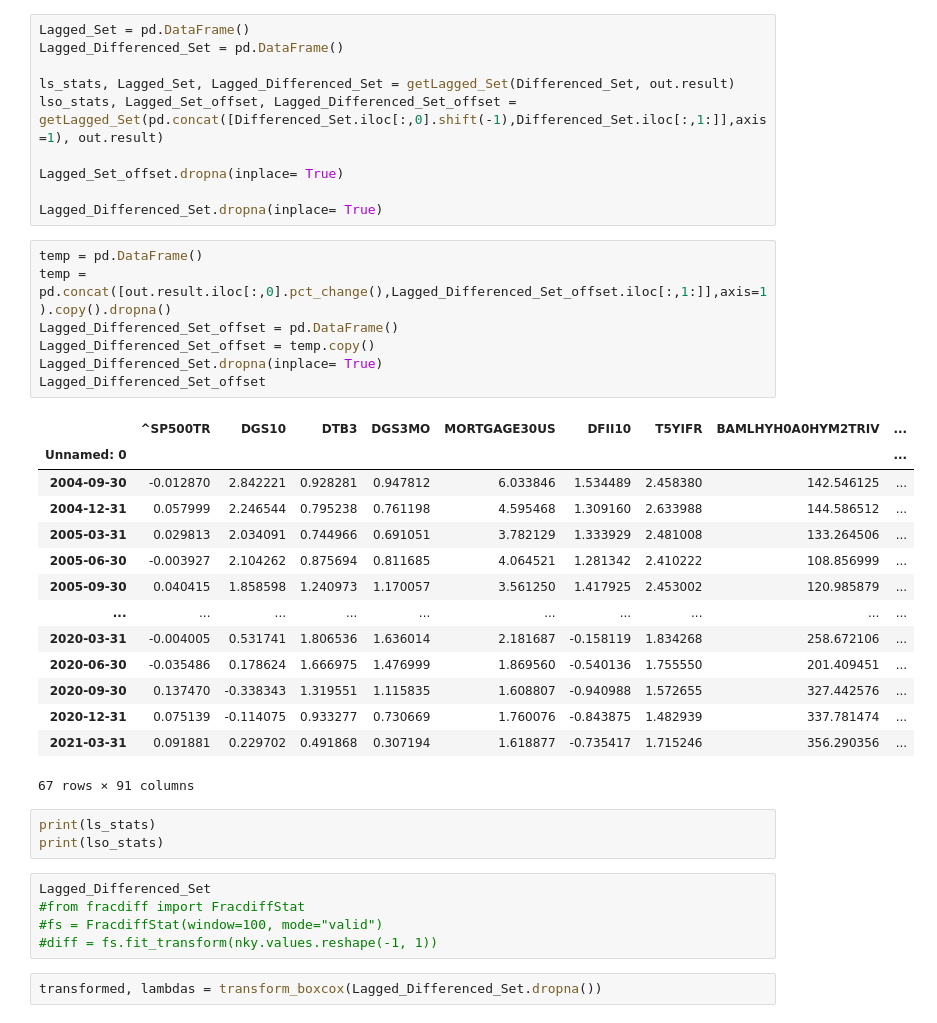
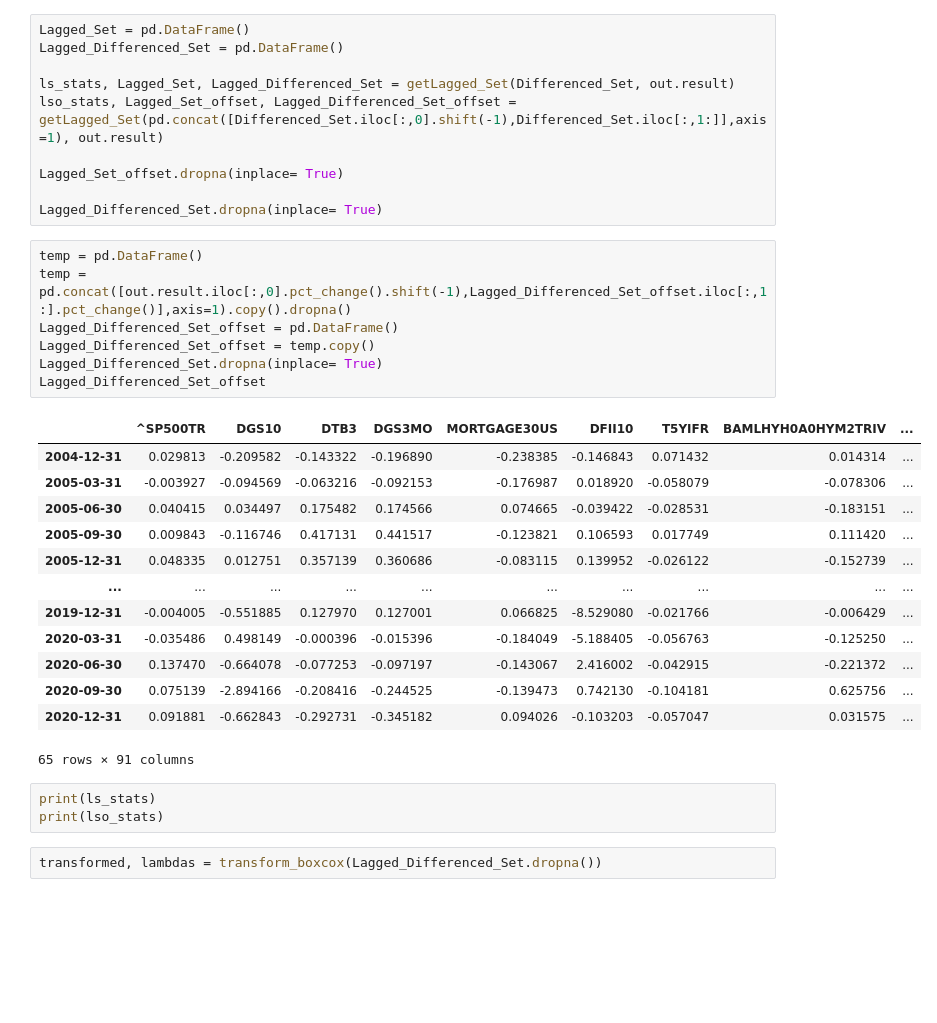
Before and after one commit to webclinic017/Python-Stock-1, a Jupyter notebook: FRED_analysis.ipynb, the cells around one changed output. Saved outputs shown, nothing was run; the diff lists cells and outputs as text; blank space fills up the shorter version.

```diff
--- a/FRED_analysis.ipynb
+++ b/FRED_analysis.ipynb
@@ -461,34 +461,28 @@ Lagged_Set_offset.dropna(inplace= True)
 Lagged_Differenced_Set.dropna(inplace= True)
 # %%
 temp = pd.DataFrame()
-temp = pd.concat([out.result.iloc[:,0].pct_change(),Lagged_Differenced_Set_offset.iloc[:,1:]],axis=1).copy().dropna()
+temp = pd.concat([out.result.iloc[:,0].pct_change().shift(-1),Lagged_Differenced_Set_offset.iloc[:,1:].pct_change()],axis=1).copy().dropna()
 Lagged_Differenced_Set_offset = pd.DataFrame()
 Lagged_Differenced_Set_offset = temp.copy()
 Lagged_Differenced_Set.dropna(inplace= True)
 Lagged_Differenced_Set_offset
 # %% [output]
 |  | ^SP500TR | DGS10 | DTB3 | DGS3MO | MORTGAGE30US | DFII10 | T5YIFR | BAMLHYH0A0HYM2TRIV | ... |
-| Unnamed: 0 |  |  |  |  |  |  |  |  | ... |
-| 2004-09-30 | -0.012870 | 2.842221 | 0.928281 | 0.947812 | 6.033846 | 1.534489 | 2.458380 | 142.546125 | ... |
-| 2004-12-31 | 0.057999 | 2.246544 | 0.795238 | 0.761198 | 4.595468 | 1.309160 | 2.633988 | 144.586512 | ... |
-| 2005-03-31 | 0.029813 | 2.034091 | 0.744966 | 0.691051 | 3.782129 | 1.333929 | 2.481008 | 133.264506 | ... |
-| 2005-06-30 | -0.003927 | 2.104262 | 0.875694 | 0.811685 | 4.064521 | 1.281342 | 2.410222 | 108.856999 | ... |
-| 2005-09-30 | 0.040415 | 1.858598 | 1.240973 | 1.170057 | 3.561250 | 1.417925 | 2.453002 | 120.985879 | ... |
+| 2004-12-31 | 0.029813 | -0.209582 | -0.143322 | -0.196890 | -0.238385 | -0.146843 | 0.071432 | 0.014314 | ... |
+| 2005-03-31 | -0.003927 | -0.094569 | -0.063216 | -0.092153 | -0.176987 | 0.018920 | -0.058079 | -0.078306 | ... |
+| 2005-06-30 | 0.040415 | 0.034497 | 0.175482 | 0.174566 | 0.074665 | -0.039422 | -0.028531 | -0.183151 | ... |
+| 2005-09-30 | 0.009843 | -0.116746 | 0.417131 | 0.441517 | -0.123821 | 0.106593 | 0.017749 | 0.111420 | ... |
+| 2005-12-31 | 0.048335 | 0.012751 | 0.357139 | 0.360686 | -0.083115 | 0.139952 | -0.026122 | -0.152739 | ... |
 | ... | ... | ... | ... | ... | ... | ... | ... | ... | ... |
-| 2020-03-31 | -0.004005 | 0.531741 | 1.806536 | 1.636014 | 2.181687 | -0.158119 | 1.834268 | 258.672106 | ... |
-| 2020-06-30 | -0.035486 | 0.178624 | 1.666975 | 1.476999 | 1.869560 | -0.540136 | 1.755550 | 201.409451 | ... |
-| 2020-09-30 | 0.137470 | -0.338343 | 1.319551 | 1.115835 | 1.608807 | -0.940988 | 1.572655 | 327.442576 | ... |
-| 2020-12-31 | 0.075139 | -0.114075 | 0.933277 | 0.730669 | 1.760076 | -0.843875 | 1.482939 | 337.781474 | ... |
-| 2021-03-31 | 0.091881 | 0.229702 | 0.491868 | 0.307194 | 1.618877 | -0.735417 | 1.715246 | 356.290356 | ... |
+| 2019-12-31 | -0.004005 | -0.551885 | 0.127970 | 0.127001 | 0.066825 | -8.529080 | -0.021766 | -0.006429 | ... |
+| 2020-03-31 | -0.035486 | 0.498149 | -0.000396 | -0.015396 | -0.184049 | -5.188405 | -0.056763 | -0.125250 | ... |
+| 2020-06-30 | 0.137470 | -0.664078 | -0.077253 | -0.097197 | -0.143067 | 2.416002 | -0.042915 | -0.221372 | ... |
+| 2020-09-30 | 0.075139 | -2.894166 | -0.208416 | -0.244525 | -0.139473 | 0.742130 | -0.104181 | 0.625756 | ... |
+| 2020-12-31 | 0.091881 | -0.662843 | -0.292731 | -0.345182 | 0.094026 | -0.103203 | -0.057047 | 0.031575 | ... |
-67 rows × 91 columns
+65 rows × 91 columns
 # %%
 print(ls_stats)
 print(lso_stats)
-# %%
-Lagged_Differenced_Set
-#from fracdiff import FracdiffStat
-#fs = FracdiffStat(window=100, mode="valid")
-#diff = fs.fit_transform(nky.values.reshape(-1, 1))
 # %%
 transformed, lambdas = transform_boxcox(Lagged_Differenced_Set.dropna())
 # %%
```
Also changed, not shown: parts of 4 cells of this notebook.
